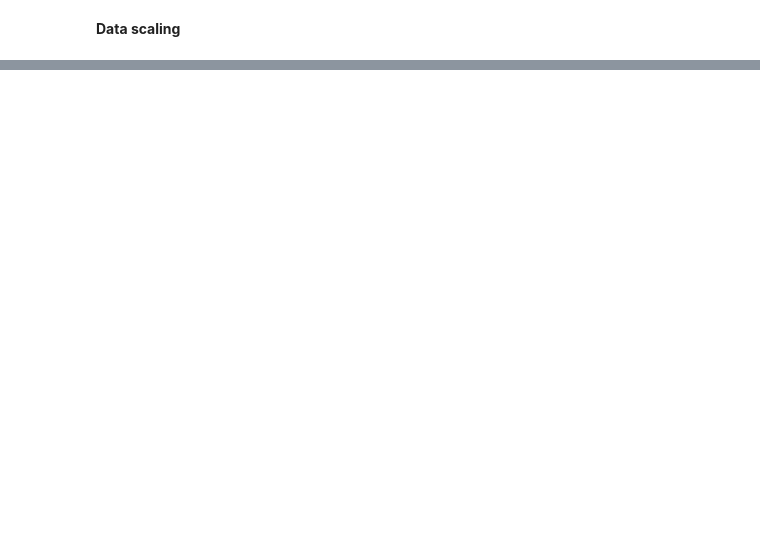
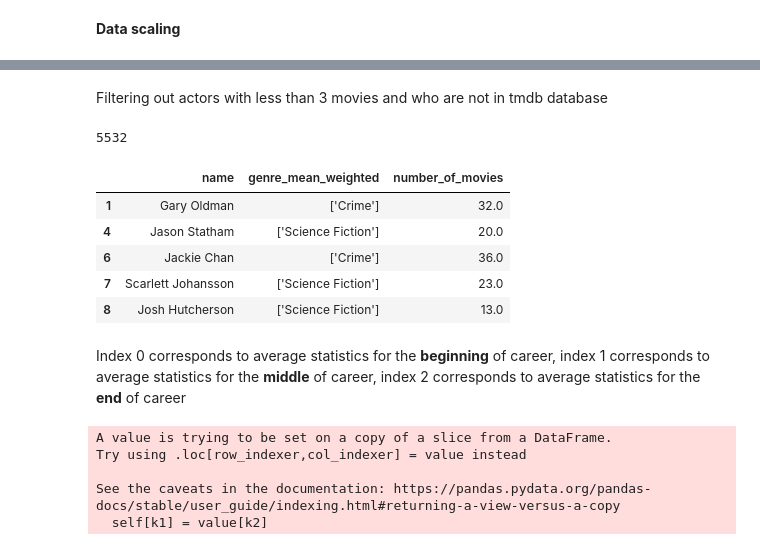
Before and after one commit to epfl-ada/ada-2023-project-cinemada, a Jupyter notebook: Main_analysis/fame_prediction.ipynb, the cells around one changed output, grey strips where cells are left out. Saved outputs shown, nothing was run; the diff lists cells and outputs as text; code cells hidden in the pictures; blank space fills up the shorter version.

```diff
--- a/Main_analysis/fame_prediction.ipynb
+++ b/Main_analysis/fame_prediction.ipynb
@@ -180,0 +218,20 @@ actors_df.to_csv('../Data/preprocessed_data/embedding_db_normalized.csv', index=
+# %%
+actors_to_movies_matching = {}
+for id in cmu_movies_with_plots:
+    if id in movie_to_cast:
+        cast = movie_to_cast[id]["cast"]
+        for actor in cast:
+            if actor["name"] in actors_to_movies_matching:
+                actors_to_movies_matching[actor["name"]].append(id)
+            else:
+                actors_to_movies_matching[actor["name"]] = [id]
+# %% [markdown]
+Filtering out actors with less than 3 movies and who are not in tmdb database
+# %%
+actors_to_movies_matching = {k:v for k, v in actors_to_movies_matching.items() if len(v) >= 3}
+# %%
+actors_to_movies_matching = {k:v for k, v in actors_to_movies_matching.items() if k in tmdb_actors["name"].unique()}
+# %%
+len(actors_to_movies_matching)
+# %% [output]
+5532
@@ -180,0 +246,10 @@ actors_df.to_csv('../Data/preprocessed_data/embedding_db_normalized.csv', index=
+# %%
+actors_cmu = tmdb_actors.dropna(subset=["number_of_movies"])
+actors_cmu.head()
+# %% [output]
+|  | name | genre_mean_weighted | number_of_movies |
+| 1 | Gary Oldman | ['Crime'] | 32.0 |
+| 4 | Jason Statham | ['Science Fiction'] | 20.0 |
+| 6 | Jackie Chan | ['Crime'] | 36.0 |
+| 7 | Scarlett Johansson | ['Science Fiction'] | 23.0 |
+| 8 | Josh Hutcherson | ['Science Fiction'] | 13.0 |
@@ -180,0 +277,13 @@ actors_df.to_csv('../Data/preprocessed_data/embedding_db_normalized.csv', index=
+# %% [markdown]
+Index 0 corresponds to average statistics for the **beginning** of career, index 1 corresponds to average statistics for the **middle** of career, index 2 corresponds to average statistics for the **end** of career
+# %%
+emb_columns = []
+for i in range(3):
+    emb_columns.extend([col_name + "_" + str(i) for col_name in numerical_columns])
+actors_cmu[emb_columns] = actors_cmu.apply(get_embeddings, axis=1, result_type="expand")
+# %% [output]
+A value is trying to be set on a copy of a slice from a DataFrame.
+Try using .loc[row_indexer,col_indexer] = value instead
+
+See the caveats in the documentation: https://pandas.pydata.org/pandas-docs/stable/user_guide/indexing.html#returning-a-view-versus-a-copy
+  self[k1] = value[k2]
```
Also changed, not shown: parts of 10 cells of this notebook, 1 other file.
